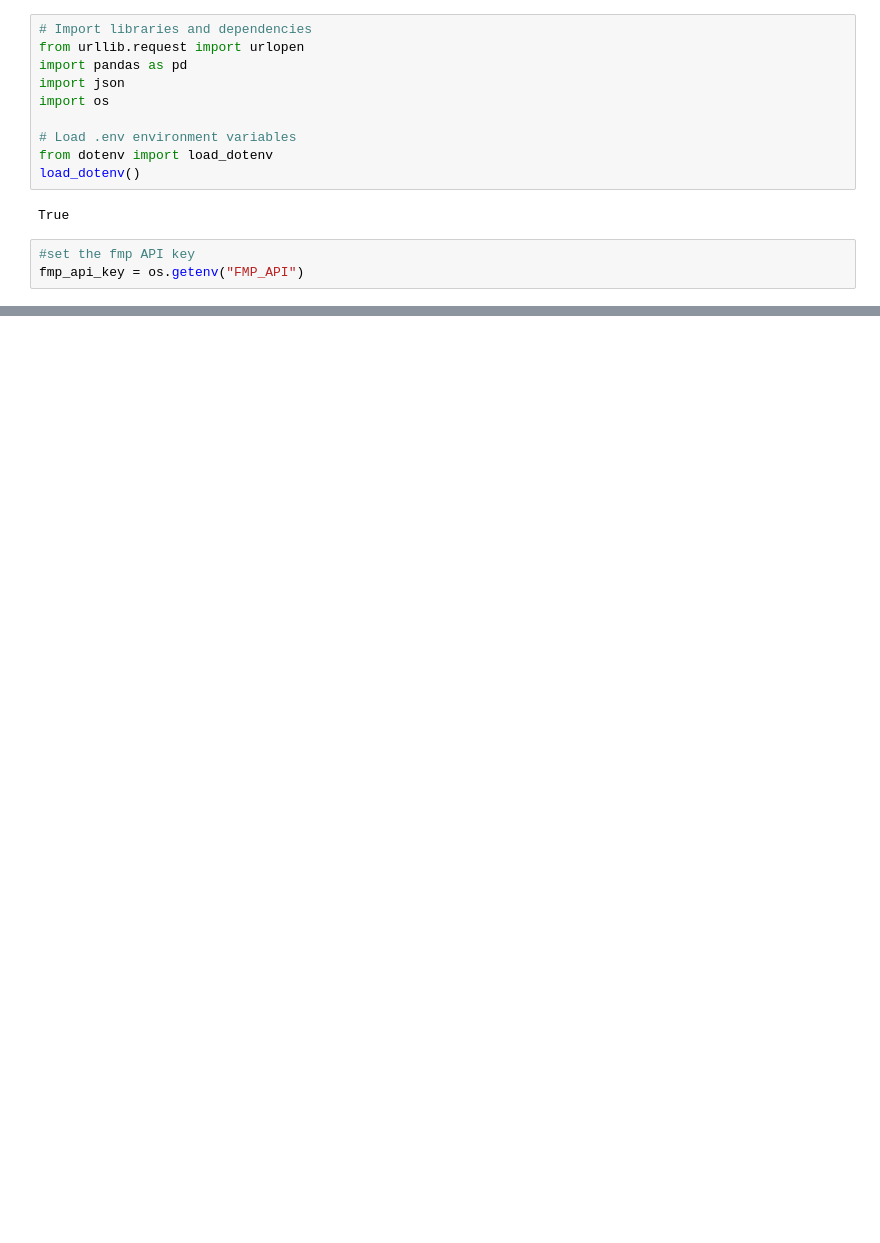
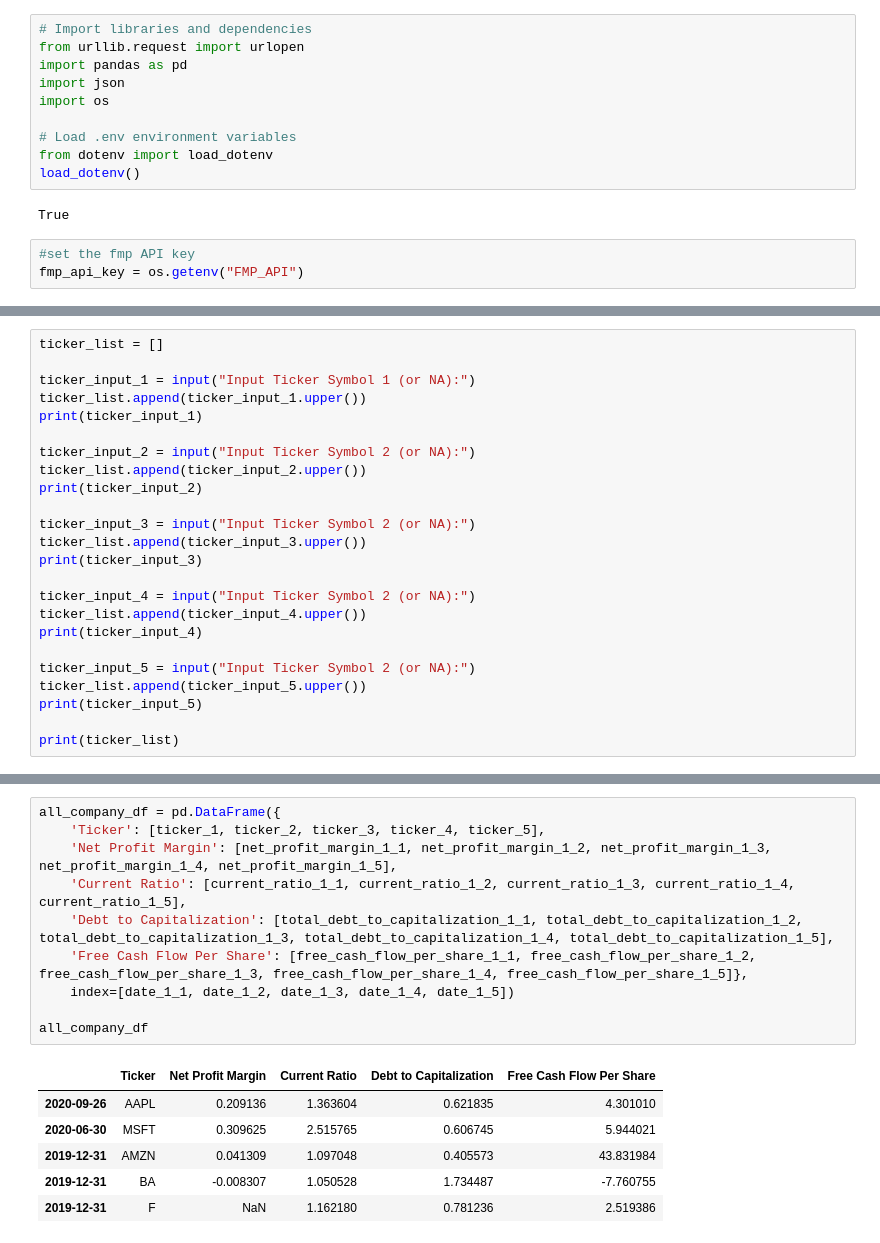
Before and after one commit to kedarmoh/FinTechProjectA, a Jupyter notebook: Project_1_FirstFile.ipynb, the cells around one changed output, grey strips where cells are left out. Drawn from its saved outputs; the diff is of its cells as text; blank space fills up the shorter version.

Commit message:
end of 1/19/21 - nick updates for five company DFs

```diff
--- a/Project_1_FirstFile.ipynb
+++ b/Project_1_FirstFile.ipynb
@@ -26,0 +16,24 @@ msft
+# %%
+ticker_list = []
+
+ticker_input_1 = input("Input Ticker Symbol 1 (or NA):")
+ticker_list.append(ticker_input_1.upper())
+print(ticker_input_1)
+
+ticker_input_2 = input("Input Ticker Symbol 2 (or NA):")
+ticker_list.append(ticker_input_2.upper())
+print(ticker_input_2)
+
+ticker_input_3 = input("Input Ticker Symbol 2 (or NA):")
+ticker_list.append(ticker_input_3.upper())
+print(ticker_input_3)
+
+ticker_input_4 = input("Input Ticker Symbol 2 (or NA):")
+ticker_list.append(ticker_input_4.upper())
+print(ticker_input_4)
+
+ticker_input_5 = input("Input Ticker Symbol 2 (or NA):")
+ticker_list.append(ticker_input_5.upper())
+print(ticker_input_5)
+
+print(ticker_list)
@@ -98,0 +368,17 @@ fin_analysis_df
+# %%
+all_company_df = pd.DataFrame({
+    'Ticker': [ticker_1, ticker_2, ticker_3, ticker_4, ticker_5],
+    'Net Profit Margin': [net_profit_margin_1_1, net_profit_margin_1_2, net_profit_margin_1_3, net_profit_margin_1_4, net_profit_margin_1_5],
+    'Current Ratio': [current_ratio_1_1, current_ratio_1_2, current_ratio_1_3, current_ratio_1_4, current_ratio_1_5],
+    'Debt to Capitalization': [total_debt_to_capitalization_1_1, total_debt_to_capitalization_1_2, total_debt_to_capitalization_1_3, total_debt_to_capitalization_1_4, total_debt_to_capitalization_1_5],
+    'Free Cash Flow Per Share': [free_cash_flow_per_share_1_1, free_cash_flow_per_share_1_2, free_cash_flow_per_share_1_3, free_cash_flow_per_share_1_4, free_cash_flow_per_share_1_5]},
+    index=[date_1_1, date_1_2, date_1_3, date_1_4, date_1_5])
+
+all_company_df
+# %% [output]
+|  | Ticker | Net Profit Margin | Current Ratio | Debt to Capitalization | Free Cash Flow Per Share |
+| 2020-09-26 | AAPL | 0.209136 | 1.363604 | 0.621835 | 4.301010 |
+| 2020-06-30 | MSFT | 0.309625 | 2.515765 | 0.606745 | 5.944021 |
+| 2019-12-31 | AMZN | 0.041309 | 1.097048 | 0.405573 | 43.831984 |
+| 2019-12-31 | BA | -0.008307 | 1.050528 | 1.734487 | -7.760755 |
+| 2019-12-31 | F | NaN | 1.162180 | 0.781236 | 2.519386 |
```
Also changed, not shown: parts of 8 cells of this notebook.
